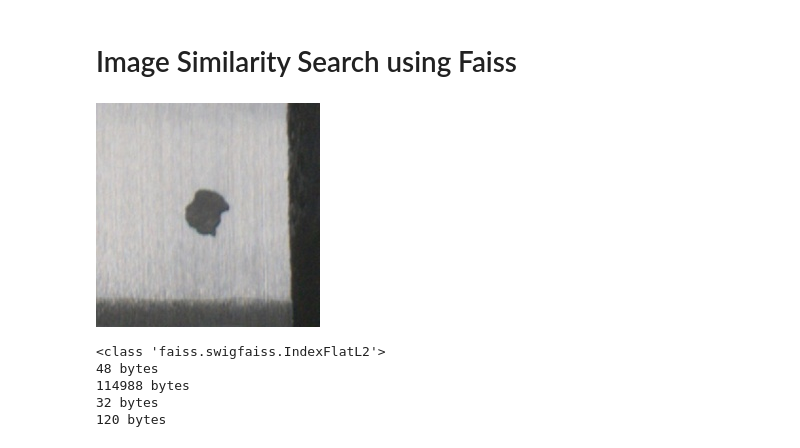
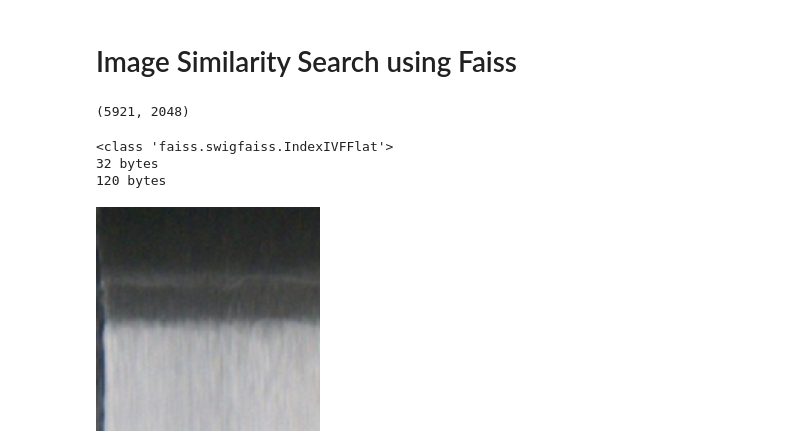
Before and after one commit to umarxfhu/Content-Based-Image-Retrieval, a Jupyter notebook: playground_notebooks/ClusterImagesIntoSubfolders.ipynb, the cells around one changed output. Drawn from its saved outputs; the diff is of its cells as text; code cells hidden in the pictures.

```diff
--- a/playground_notebooks/ClusterImagesIntoSubfolders.ipynb
+++ b/playground_notebooks/ClusterImagesIntoSubfolders.ipynb
@@ -167,14 +173,39 @@ import faiss
 # Helper function to get the classname from image path
 def classname(str):
     return str.split('/')[-2]
+# %%
+features.shape
+# %% [output]
+(5921, 2048)
+# %%
+# Add trained features to FAISS index
+
+# index = faiss.IndexFlatIP(2048)
+# index.add(features)
+
+dimension = 2048
+nlist = 5
+quantiser = faiss.IndexFlatL2(dimension)
+index = faiss.IndexIVFFlat(quantiser, dimension, nlist, faiss.METRIC_L2)
+index.train(features)
+index.add(features)
+
+print(type(index))
+
+print(index.__sizeof__(), "bytes")
+print(features.__sizeof__(), "bytes")
+# %% [output]
+<class 'faiss.swigfaiss.IndexIVFFlat'>
+32 bytes
+120 bytes
 # %%
-query_image = '/home/umar-musashi/Downloads/GJKZA21201130103JT4E_55_lobe_bot_2021_07_20_13_58_34_0_.jpg'
+query_image = '/home/umar-musashi/Downloads/Random Test Images/Class_1_GJKZA21194134700JT4E 6A267 AA_58_lobe_top_2021_07_13_15_29_56_0_.jpg'
 
 # query_image = test_img_paths[1][0]
 # print(query_image)
 # print(classname(query_image))
 PIL_img = Image.open(query_image)
 PIL_img = PIL_img.convert('RGB')
 PIL_img
 # %% [output]
-[figure, old version]
+[figure, new version]
@@ -207,19 +212 @@ def deep_getsizeof(o, ids):
-# %%
-# Add trained features to FAISS index
-
-index = faiss.IndexFlatL2(2048)
-index.add(features)
-
-print(type(index))
-print(deep_getsizeof(index, set()), "bytes")
-print(deep_getsizeof(features, set()), "bytes")
-
-print(index.__sizeof__(), "bytes")
-print(features.__sizeof__(), "bytes")
-# %% [output]
-<class 'faiss.swigfaiss.IndexFlatL2'>
-48 bytes
-114988 bytes
-32 bytes
-120 bytes
 # %%
```
Also changed, not shown: parts of 12 cells of this notebook, 5 other files.
